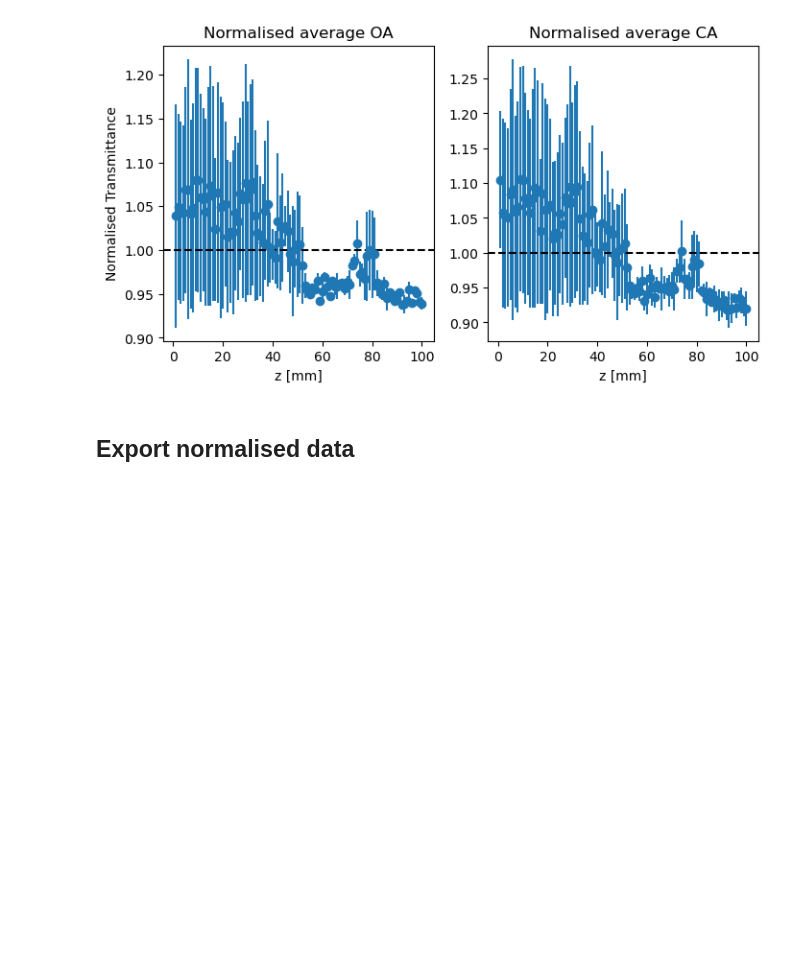
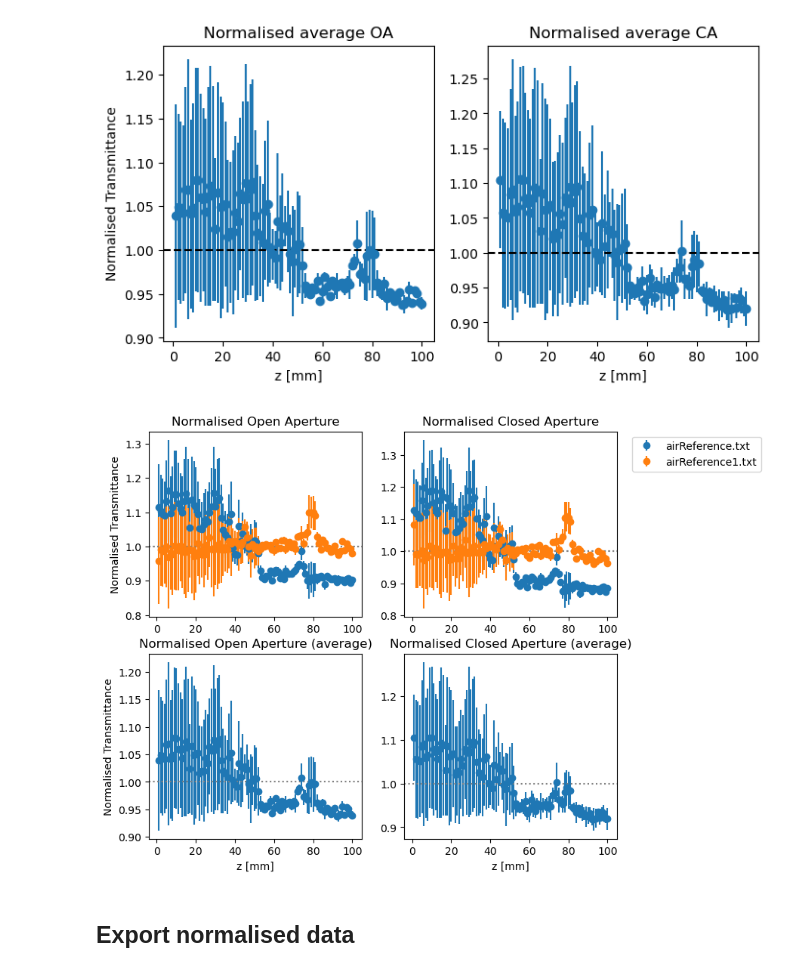
Before and after one commit to BartSmeets/zscan_fit, a Jupyter notebook: process_raw_data.ipynb, the cells around one changed output. Drawn from its saved outputs; the diff is of its cells as text; code cells hidden in the pictures; blank space fills up the shorter version.

```diff
--- a/process_raw_data.ipynb
+++ b/process_raw_data.ipynb
@@ -137,8 +147,11 @@ for i in [1, 2]:
     normalisation = np.average(baseline.predict(DATA_AVERAGE[:, 0].reshape(-1,1)))
     ### Store normalisation
     DATA_AVERAGE_NORM[:, i] = DATA_AVERAGE[:, i] / normalisation
-    DATA_NORM[:,:, i] = DATA[:,:, i] / normalisation
     MAE_NORM[:, i-1] = MAE[:, i-1] / normalisation
+    for j in range(N_MEASUREMENTS):
+        baseline = HuberRegressor().fit(DATA[j, :, 0].reshape(-1,1), DATA[j, :, i])
+        normalisation = np.average(baseline.predict(DATA[j, :, 0].reshape(-1,1)))
+        DATA_NORM[j,:, i] = DATA[j,:, i] / normalisation
 # %% [markdown]
 ## Plot normalised data
 # %%
@@ -160,6 +174,36 @@ ax1[1].set_title('Normalised average CA')
 plt.show()
 # %% [output]
 [figure]
+# %%
+fig1, ax1 = plt.subplots(2, 2, figsize=(8,7))
+
+# Plot individual measurements
+for i in range(N_MEASUREMENTS):
+    file_name = FILE_NAMES[i]
+    ax1[0,0].errorbar(DATA_NORM[i, :, 0], DATA_NORM[i, :, 1], MAE_NORM[:,0], fmt='o', label=file_name[index+1:])
+    ax1[0,1].errorbar(DATA_NORM[i, :, 0], DATA_NORM[i, : , 2], MAE_NORM[:,0], fmt='o')
+    ax1[0,0].axhline(1, ls=':', color='grey')
+    ax1[0,1].axhline(1, ls=':', color='grey')
+# Plot average of measurements
+ax1[1,0].errorbar(DATA_AVERAGE_NORM[:,0], DATA_AVERAGE_NORM[:,1], MAE_NORM[:,0], fmt='o')    # Open aperture
+ax1[1,1].errorbar(DATA_AVERAGE_NORM[:,0], DATA_AVERAGE_NORM[:,2], MAE_NORM[:,1], fmt='o')    # Closed aperture
+ax1[1,0].axhline(1, ls=':', color='grey')
+ax1[1,1].axhline(1, ls=':', color='grey')
+# Label axes
+ax1[0,0].legend(bbox_to_anchor=(2.9,1))
+ax1[0,0].set_title('Normalised Open Aperture')
+ax1[1,0].set_title('Normalised Open Aperture (average)')
+ax1[1,0].set_xlabel('z [mm]')
+ax1[0,0].set_ylabel('Normalised Transmittance')
+ax1[1,0].set_ylabel('Normalised Transmittance')
+ax1[0,1].set_title('Normalised Closed Aperture')
+ax1[1,1].set_title('Normalised Closed Aperture (average)')
+ax1[1,1].set_xlabel('z [mm]')
+
+fig1.savefig('NORMALISED_DATA.png', bbox_inches='tight')
+plt.show()
+# %% [output]
+[figure, added]
 # %% [markdown]
 ## Export normalised data
 # %%
```
Also changed, not shown: parts of 4 cells of this notebook.
